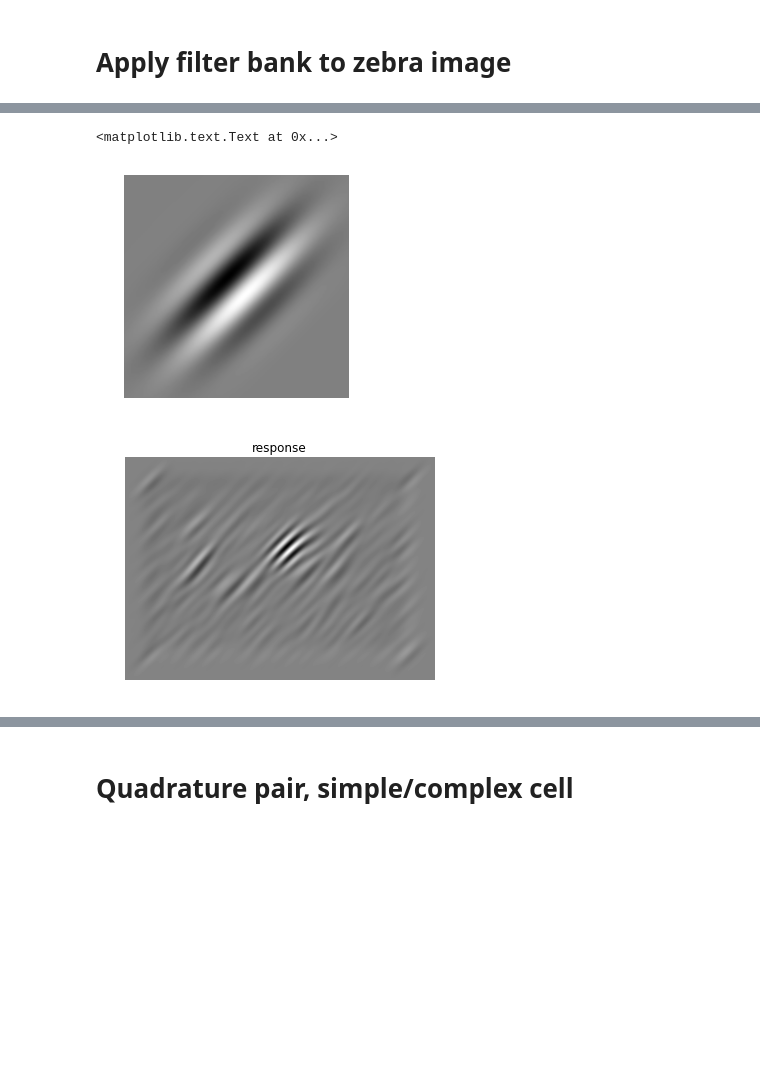
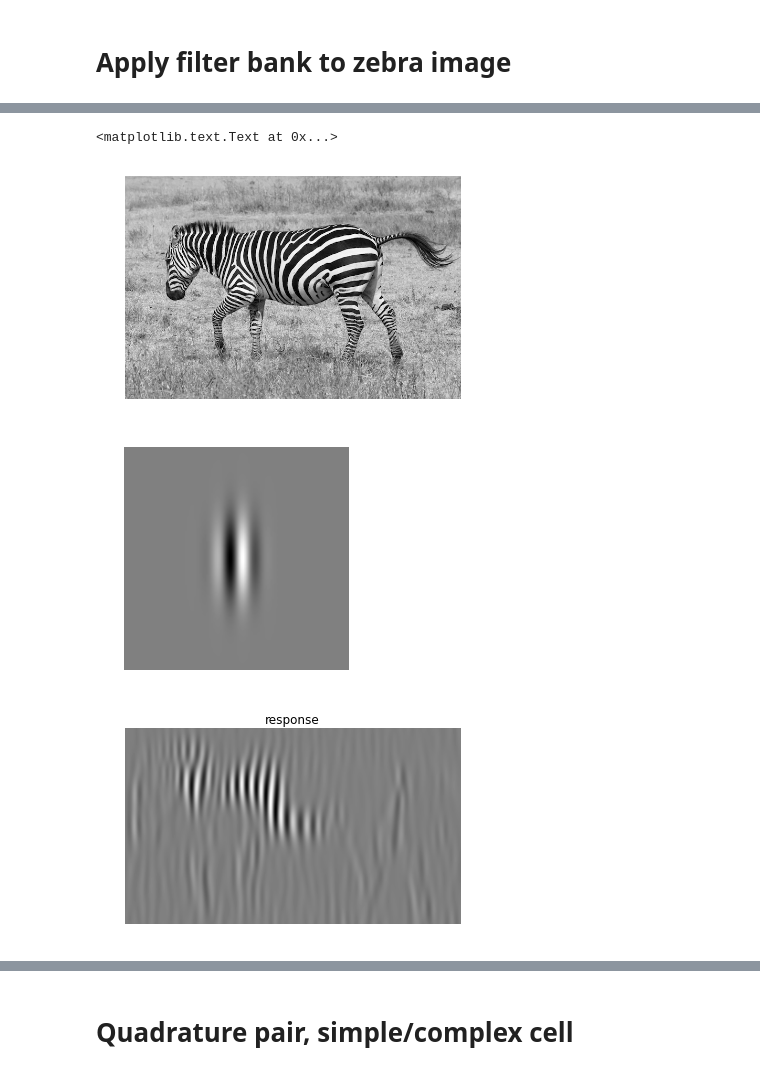
Before and after one commit to qiuwch/Stat271HWFall14, a Jupyter notebook: 1.1GaborDemo.ipynb, the cells around one changed output, grey strips where cells are left out. Saved outputs shown, nothing was run; the diff lists cells and outputs as text; code cells hidden in the pictures; blank space fills up the shorter version.

```diff
--- a/1.1GaborDemo.ipynb
+++ b/1.1GaborDemo.ipynb
@@ -112,9 +112,9 @@ for i in range(n):
 from skimage.color import rgb2gray
 from scipy.signal import convolve2d
 zebra = rgb2gray(imread('data/Zebra_running_Ngorongoro.jpg')) # range(0->1)
-myimshow(zebra)
-sinGabor = sinFilterBank[1]
-myimshow(sinGabor)
-%time res = convolve2d(zebra, sinGabor) # Will take about one minute
+figure(); myimshow(zebra)
+sinGabor = sinFilterBank[8]
+figure(); myimshow(sinGabor)
+%time res = convolve2d(zebra, sinGabor, mode='valid') # Will take about one minute
 figure(); myimshow(res); title('response')
 # %% [output]
@@ -123,3 +123,4 @@ Wall time: 16.4 s
 <matplotlib.text.Text at 0x...>
-[figure, old version]
+[figure, new version]
-[figure, old version]
+[figure, new version]
+[figure, added]
```
Also changed, not shown: parts of 9 cells of this notebook, 2 other files.
